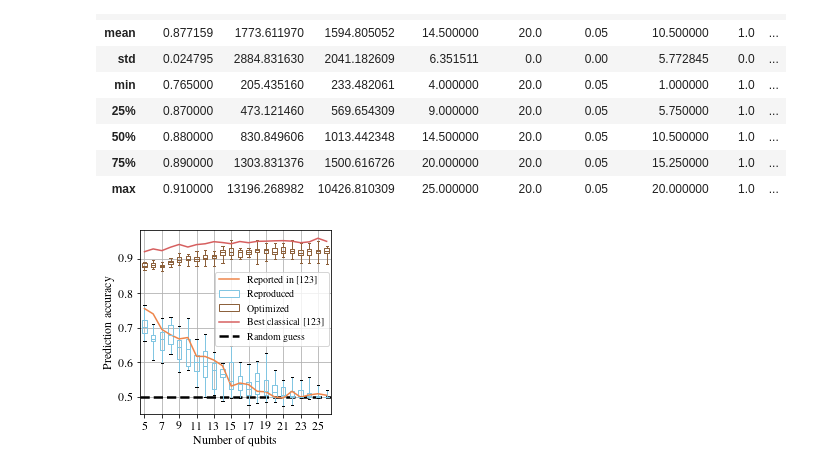
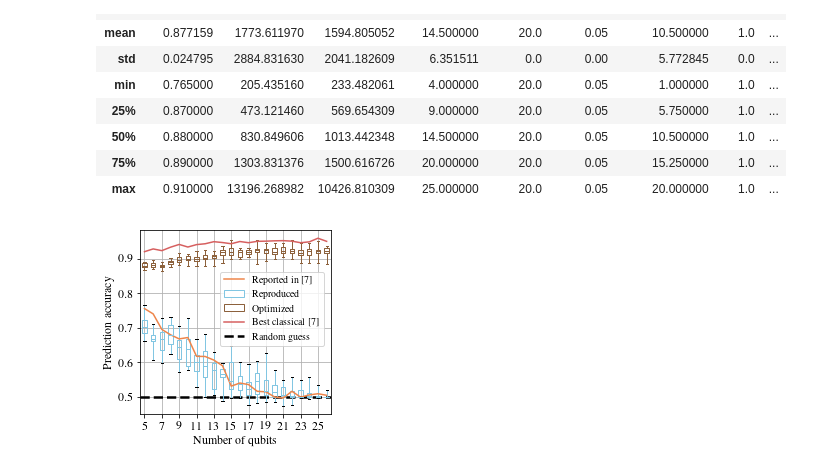
Before and after one commit to rsln-s/Importance-of-Kernel-Bandwidth-in-Quantum-Machine-Learning, a Jupyter notebook: reproduce-figures/Figure_1.ipynb, the cells around one changed output. Cells and saved outputs as stored; diff of their text form; code cells hidden in the pictures.

```diff
--- a/reproduce-figures/Figure_1.ipynb
+++ b/reproduce-figures/Figure_1.ipynb
@@ -195,14 +195,14 @@ bp = df_all_to_plot.boxplot(
 lp = ax.plot(
     range(1, len(set(df_all_to_plot['Number of qubits']))+1),
     [1-x for x in [0.244, 0.2595, 0.3045, 0.32, 0.332, 0.328, 0.3825, 0.383, 0.3935, 0.41, 0.469, 0.46, 0.4645, 0.484, 0.4855, 0.5005, 0.5035, 0.484, 0.501, 0.4945, 0.491, 0.4955]],
-    label='Reported in [123]',
+    label='Reported in [7]',
     c=sns.color_palette("muted")[1]
 )
 
 lp_cl = ax.plot(
     range(1, len(set(df_all_to_plot['Number of qubits']))+1),
     [1-x for x in [0.079, 0.071, 0.076, 0.066, 0.058, 0.0655, 0.0585, 0.056, 0.05, 0.0525, 0.056, 0.0495, 0.053, 0.049, 0.0485, 0.0475, 0.047, 0.0485, 0.053, 0.0505, 0.04, 0.049]],
-    label='Best classical [123]',
+    label='Best classical [7]',
     c=sns.color_palette("muted")[3]
 )
 
@@ -211,31 +211,31 @@ for line in bp['test_score']['boxes']+bp['test_score']['whiskers']+bp['test_scor
 
 for line in bp_fixed['test_score']['boxes']+bp_fixed['test_score']['whiskers']+bp_fixed['test_score']['medians']+bp_fixed['test_score']['means']+bp_fixed['test_score']['caps']:
     line.set_color(sns.color_palette("muted")[5])
 
 ax.set_title('')
 ax.set_xlabel('Number of qubits', fontsize=12)
 ax.set_ylabel('Prediction accuracy')
 ax.set_xticks(range(1,22,2))
 
 lp_r = ax.hlines(y=0.5, xmin=ax.get_xlim()[0], xmax=ax.get_xlim()[1],
                  color='k', linestyle='dashed', label='Random guess', linewidths=2.5)
 
 legend_elements = [lp[0],
                    Patch(edgecolor=bp['test_score']['boxes'][0].get_color(),
                          facecolor='white',
                          label='Reproduced'),
                    Patch(edgecolor=bp_fixed['test_score']['boxes'][0].get_color(),
                          facecolor='white',
                          label='Optimized'),
                   lp_cl[0],
                   lp_r]
 
 ax.legend(handles=legend_elements, loc='upper center',
             bbox_to_anchor=(0.69, 0.8))
 
 
 f.suptitle('')
 plt.tight_layout()
 plt.savefig('reproduce_huang_et_al.pdf')
 # %% [output]
-[figure, old version]
+[figure, new version]
```
